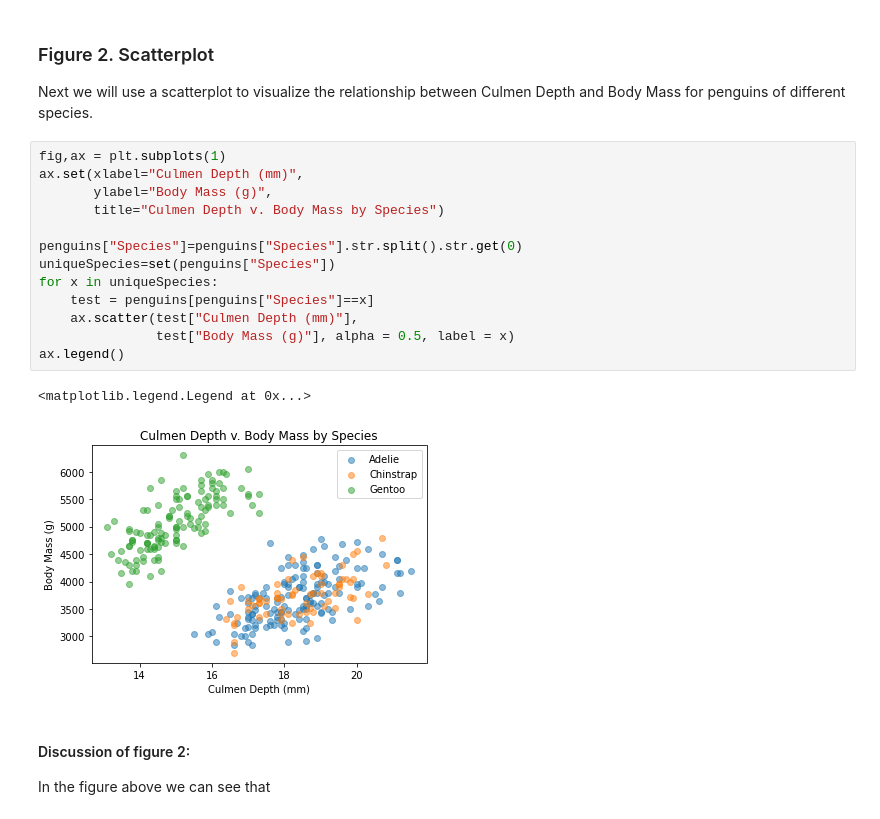
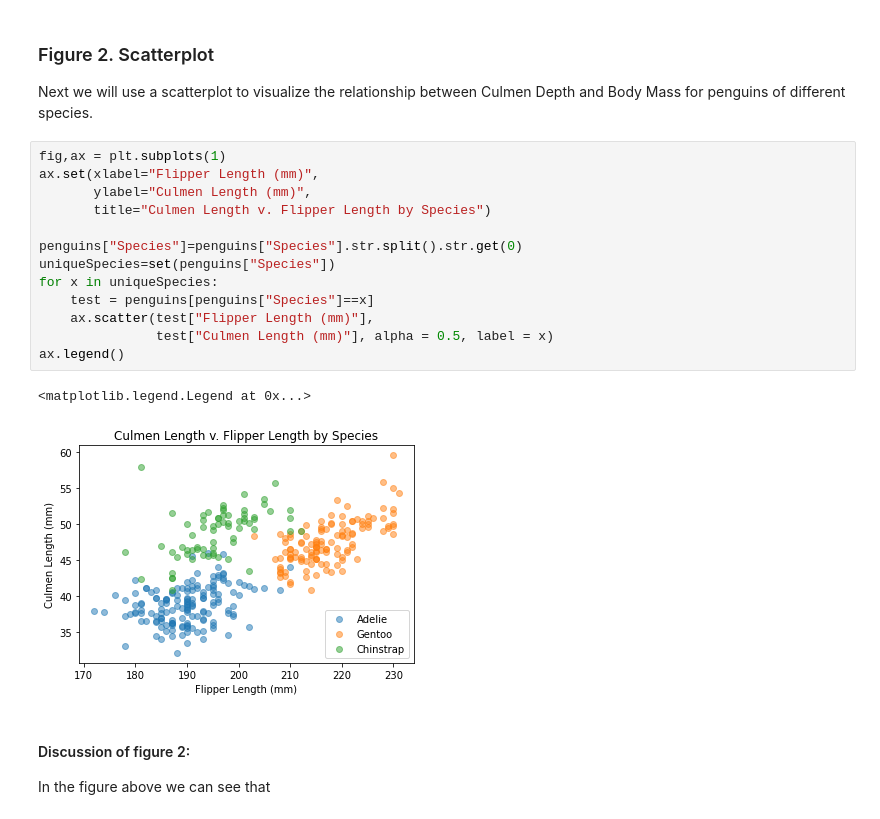
Before and after one commit to rainbowschubert/Palmer-Penguins-Analysis, a Jupyter notebook: 2A11-Penguins Group Project (1).ipynb, the cells around one changed output. Drawn from its saved outputs; the diff is of its cells as text.

```diff
--- a/2A11-Penguins Group Project (1).ipynb
+++ b/2A11-Penguins Group Project (1).ipynb
@@ -115,20 +110,20 @@ These statistic summaries show us...
 Next we will use a scatterplot to visualize the relationship between Culmen Depth and Body Mass for penguins of different species.
 # %%
 fig,ax = plt.subplots(1)
-ax.set(xlabel="Culmen Depth (mm)",
-       ylabel="Body Mass (g)",
-       title="Culmen Depth v. Body Mass by Species")
+ax.set(xlabel="Flipper Length (mm)",
+       ylabel="Culmen Length (mm)",
+       title="Culmen Length v. Flipper Length by Species")
 
 penguins["Species"]=penguins["Species"].str.split().str.get(0)
 uniqueSpecies=set(penguins["Species"])
 for x in uniqueSpecies:
     test = penguins[penguins["Species"]==x]
-    ax.scatter(test["Culmen Depth (mm)"],
-               test["Body Mass (g)"], alpha = 0.5, label = x)
+    ax.scatter(test["Flipper Length (mm)"],
+               test["Culmen Length (mm)"], alpha = 0.5, label = x)
 ax.legend()
 # %% [output]
 <matplotlib.legend.Legend at 0x...>
-[figure, old version]
+[figure, new version]
 # %% [markdown]
 #### Discussion of figure 2:
 
```
Also changed, not shown: parts of 5 cells of this notebook.
